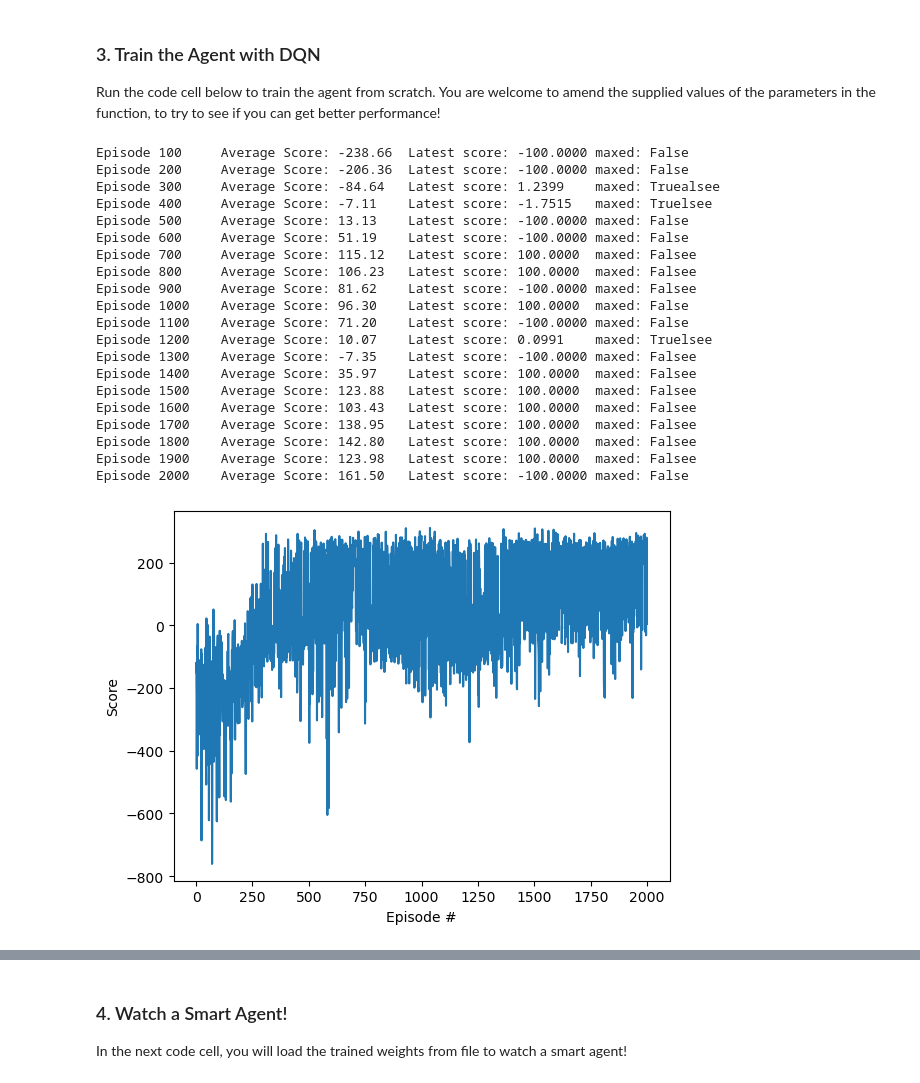
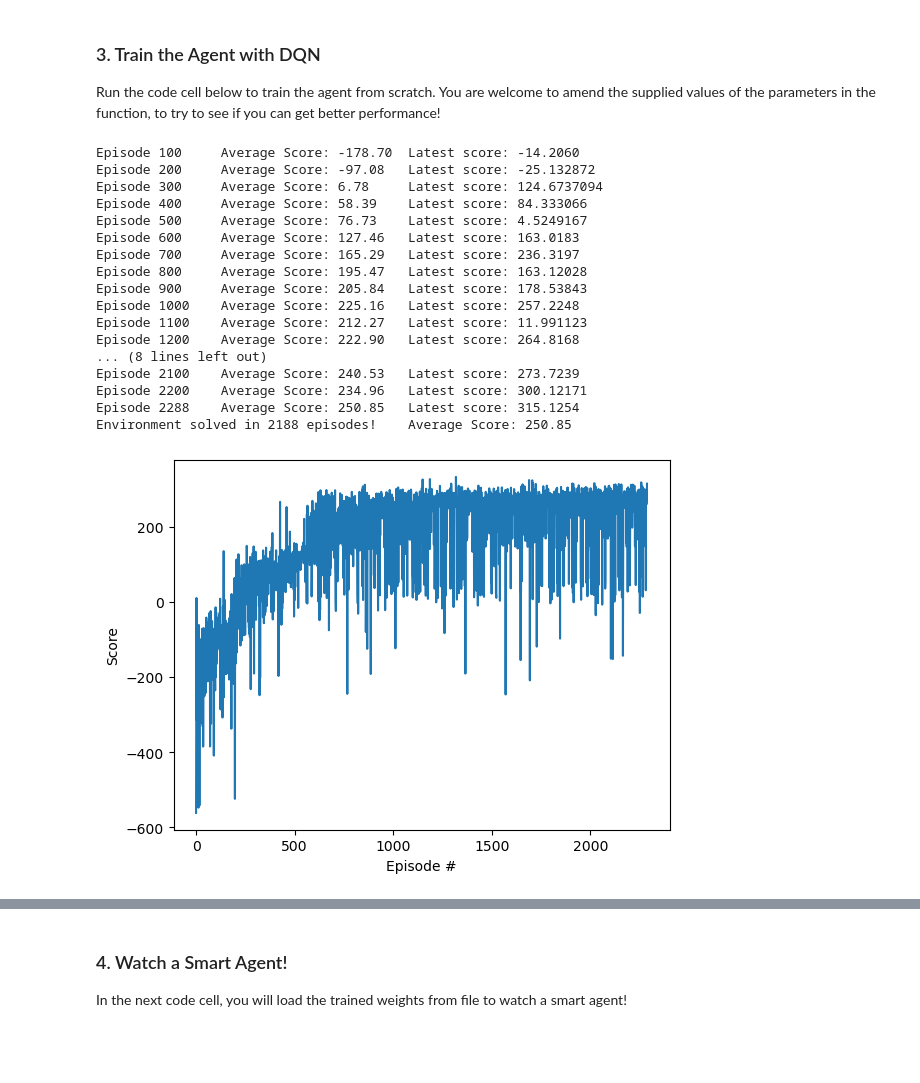
Before and after one commit to armhzjz/deep-reinforcement-learning, a Jupyter notebook: dqn/exercise/Deep_Q_Network.ipynb, the cells around one changed output, grey strips where cells are left out. Saved outputs shown, nothing was run; the diff lists cells and outputs as text; code cells hidden in the pictures; blank space fills up the shorter version.

Commit message:
dqn lunar lander solved

```diff
--- a/dqn/exercise/Deep_Q_Network.ipynb
+++ b/dqn/exercise/Deep_Q_Network.ipynb
@@ -90,7 +90,7 @@ env.close()
 
 Run the code cell below to train the agent from scratch.  You are welcome to amend the supplied values of the parameters in the function, to try to see if you can get better performance!
 # %%
-def dqn(n_episodes=2000, max_t=500, eps_start=1.0, eps_end=0.01, eps_decay=0.995):
+def dqn(dqn_agent, n_episodes=2000, max_t=1000, eps_start=1.0, eps_end=0.01, eps_decay=0.995, UPDATE_EVERY = 4, target_mean_score=200.0):
     """Deep Q-Learning.
 
     Params
@@ -103,61 +103,63 @@ def dqn(n_episodes=2000, max_t=500, eps_start=1.0, eps_end=0.01, eps_decay=0.995
     """
     scores = []                        # list containing scores from each episode
     scores_window = deque(maxlen=100)  # last 100 scores
     eps = eps_start                    # initialize epsilon
+    t_step = -1
     for i_episode in range(1, n_episodes+1):
         state = env.reset()[0]
         score = 0
-        maxed = True
         for t in range(max_t):
-        #while(1):
-            action = agent.act(state, eps)
+            t_step = (t_step + 1) % UPDATE_EVERY
+            if t_step == 0:
+                action = dqn_agent.act(state, eps)
             next_state, reward, done, truncated, _ = env.step(action)
-            agent.step(state, action, reward, next_state, done)
+            #if (t+1) >= max_t:
+            #    reward -= 200
+            #    print('.')
+            dqn_agent.step(state, action, reward, next_state, done, t_step)
             state = next_state
             score += reward
             if done:  # or truncated:
-                maxed = False
                 break
         scores_window.append(score)       # save most recent score
         scores.append(score)              # save most recent score
         eps = max(eps_end, eps_decay*eps) # decrease epsilon
-        print('\rEpisode {}\tAverage Score: {:.2f}\tLatest score: {:.4f}\tmaxed: {}'.format(i_episode, np.mean(scores_window), reward, maxed), end="")
+        print('\rEpisode {}\tAverage Score: {:.2f}\tLatest score: {:.4f}'.format(i_episode, np.mean(scores_window), score), end='')
         if i_episode % 100 == 0:
-            print('\rEpisode {}\tAverage Score: {:.2f}\tLatest score: {:.4f}\tmaxed: {}'.format(i_episode, np.mean(scores_window), reward, maxed))
-        if np.mean(scores_window)>=200.0:
+            print('\rEpisode {}\tAverage Score: {:.2f}\tLatest score: {:.4f}'.format(i_episode, np.mean(scores_window), score))
+        scores_windows_list = list(scores_window)
+        if np.mean(scores_window) >= target_mean_score and np.mean(scores_windows_list[-10:]) >= target_mean_score:
             print('\nEnvironment solved in {:d} episodes!\tAverage Score: {:.2f}'.format(i_episode-100, np.mean(scores_window)))
-            torch.save(agent.qnetwork_local.state_dict(), 'checkpoint.pth')
+            torch.save(dqn_agent.qnetwork_local.state_dict(), 'checkpoint.pth')
             break
     return scores
 
-scores = dqn()
+agent = Agent(state_size=8, action_size=4, seed=761)
+scores = dqn(agent, n_episodes=3000, max_t=300, UPDATE_EVERY=4, target_mean_score=250.)
 
 # plot the scores
 fig = plt.figure()
 ax = fig.add_subplot(111)
 plt.plot(np.arange(len(scores)), scores)
 plt.ylabel('Score')
 plt.xlabel('Episode #')
 plt.show()
 # %% [output]
-Episode 100     Average Score: -238.66  Latest score: -100.0000 maxed: False
-Episode 200     Average Score: -206.36  Latest score: -100.0000 maxed: False
-Episode 300     Average Score: -84.64   Latest score: 1.2399    maxed: Truealsee
-Episode 400     Average Score: -7.11    Latest score: -1.7515   maxed: Truelsee
-Episode 500     Average Score: 13.13    Latest score: -100.0000 maxed: False
-Episode 600     Average Score: 51.19    Latest score: -100.0000 maxed: False
-Episode 700     Average Score: 115.12   Latest score: 100.0000  maxed: Falsee
-Episode 800     Average Score: 106.23   Latest score: 100.0000  maxed: Falsee
-Episode 900     Average Score: 81.62    Latest score: -100.0000 maxed: Falsee
-Episode 1000    Average Score: 96.30    Latest score: 100.0000  maxed: False
-Episode 1100    Average Score: 71.20    Latest score: -100.0000 maxed: False
-Episode 1200    Average Score: 10.07    Latest score: 0.0991    maxed: Truelsee
-Episode 1300    Average Score: -7.35    Latest score: -100.0000 maxed: Falsee
-Episode 1400    Average Score: 35.97    Latest score: 100.0000  maxed: Falsee
-Episode 1500    Average Score: 123.88   Latest score: 100.0000  maxed: Falsee
-Episode 1600    Average Score: 103.43   Latest score: 100.0000  maxed: Falsee
-Episode 1700    Average Score: 138.95   Latest score: 100.0000  maxed: Falsee
-Episode 1800    Average Score: 142.80   Latest score: 100.0000  maxed: Falsee
-Episode 1900    Average Score: 123.98   Latest score: 100.0000  maxed: Falsee
-Episode 2000    Average Score: 161.50   Latest score: -100.0000 maxed: False
+Episode 100     Average Score: -178.70  Latest score: -14.2060
+Episode 200     Average Score: -97.08   Latest score: -25.132872
+Episode 300     Average Score: 6.78     Latest score: 124.6737094
+Episode 400     Average Score: 58.39    Latest score: 84.333066
+Episode 500     Average Score: 76.73    Latest score: 4.5249167
+Episode 600     Average Score: 127.46   Latest score: 163.0183
+Episode 700     Average Score: 165.29   Latest score: 236.3197
+Episode 800     Average Score: 195.47   Latest score: 163.12028
+Episode 900     Average Score: 205.84   Latest score: 178.53843
+Episode 1000    Average Score: 225.16   Latest score: 257.2248
+Episode 1100    Average Score: 212.27   Latest score: 11.991123
+Episode 1200    Average Score: 222.90   Latest score: 264.8168
+... (8 lines left out)
+Episode 2100    Average Score: 240.53   Latest score: 273.7239
+Episode 2200    Average Score: 234.96   Latest score: 300.12171
+Episode 2288    Average Score: 250.85   Latest score: 315.1254
+Environment solved in 2188 episodes!    Average Score: 250.85
-[figure, old version]
+[figure, new version]
```
Also changed, not shown: parts of 6 cells of this notebook, 2 other files.
